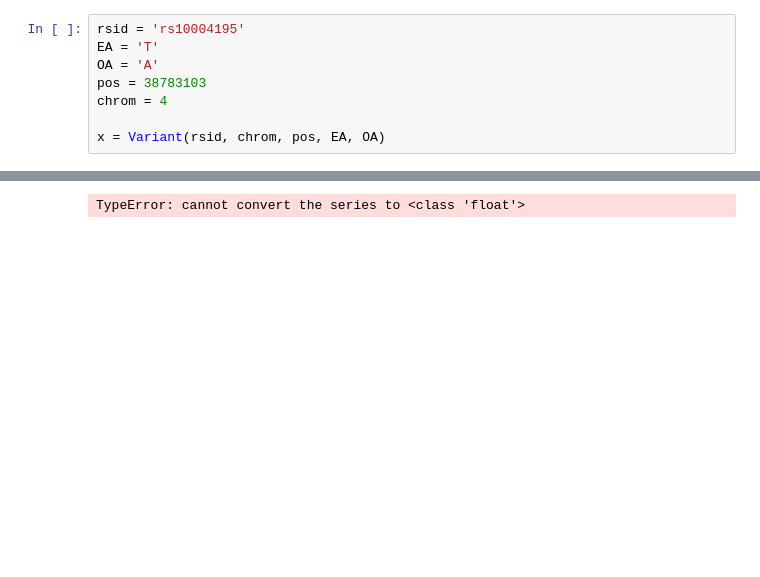
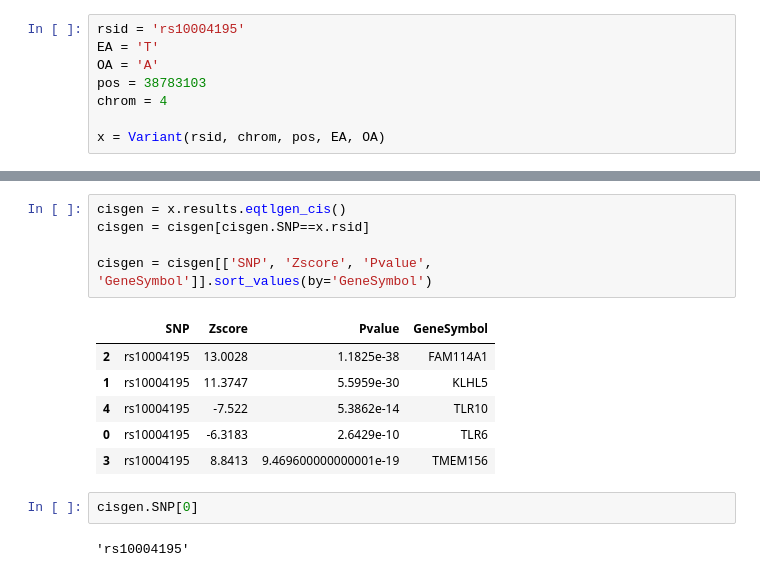
Before and after one commit to zainomarali/ImmuneGWAS, a Jupyter notebook: trans.ipynb, the cells around one changed output, grey strips where cells are left out. Saved outputs shown, nothing was run; the diff lists cells and outputs as text; blank space fills up the shorter version.

```diff
--- a/trans.ipynb
+++ b/trans.ipynb
@@ -211,3 +297,16 @@ TypeError: cannot convert the series to <class 'float'>
+# %%
+cisgen = x.results.eqtlgen_cis()
+cisgen = cisgen[cisgen.SNP==x.rsid]
+
+cisgen = cisgen[['SNP', 'Zscore', 'Pvalue', 'GeneSymbol']].sort_values(by='GeneSymbol')
+# %% [output]
+|  | SNP | Zscore | Pvalue | GeneSymbol |
+| 2 | rs10004195 | 13.0028 | 1.1825e-38 | FAM114A1 |
+| 1 | rs10004195 | 11.3747 | 5.5959e-30 | KLHL5 |
+| 4 | rs10004195 | -7.522 | 5.3862e-14 | TLR10 |
+| 0 | rs10004195 | -6.3183 | 2.6429e-10 | TLR6 |
+| 3 | rs10004195 | 8.8413 | 9.469600000000001e-19 | TMEM156 |
 # %%
+cisgen.SNP[0]
 # %% [output]
-TypeError: cannot convert the series to <class 'float'>
+'rs10004195'
```
Also changed, not shown: parts of 4 cells of this notebook.
